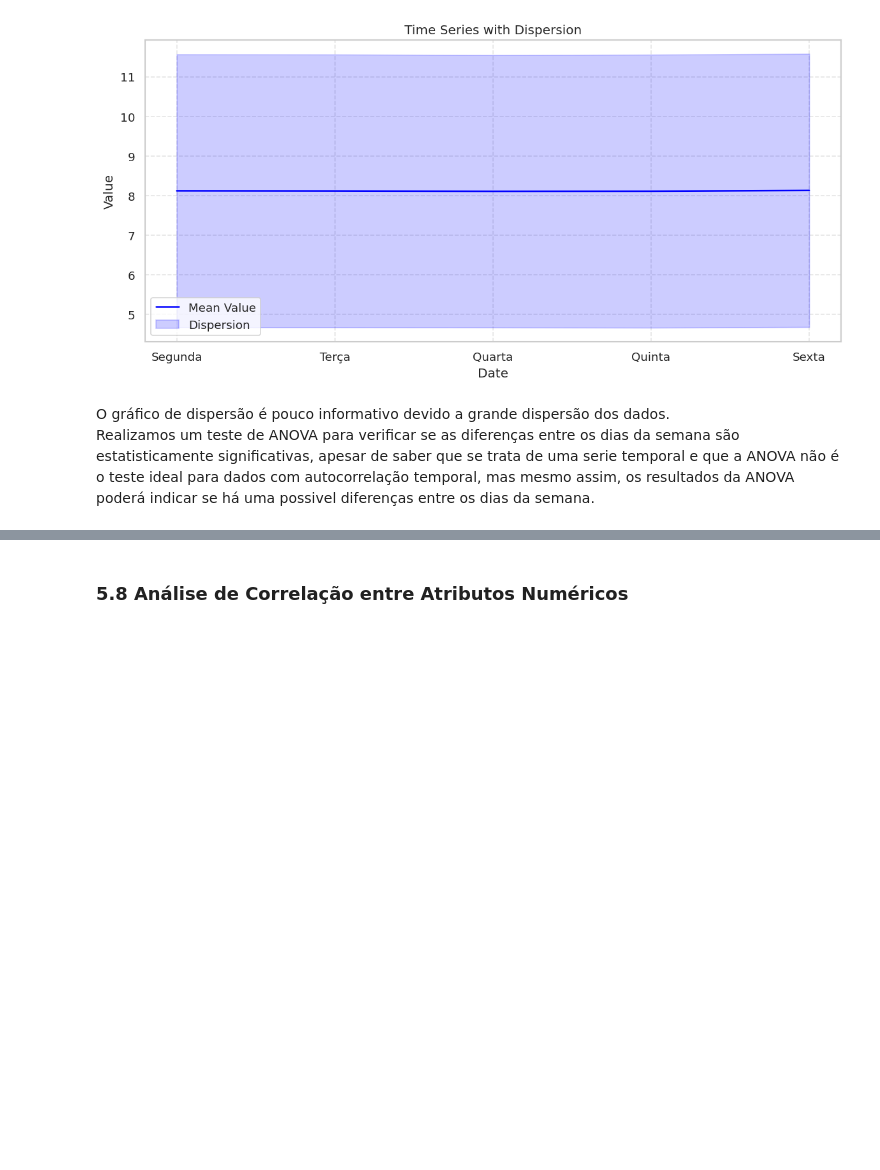
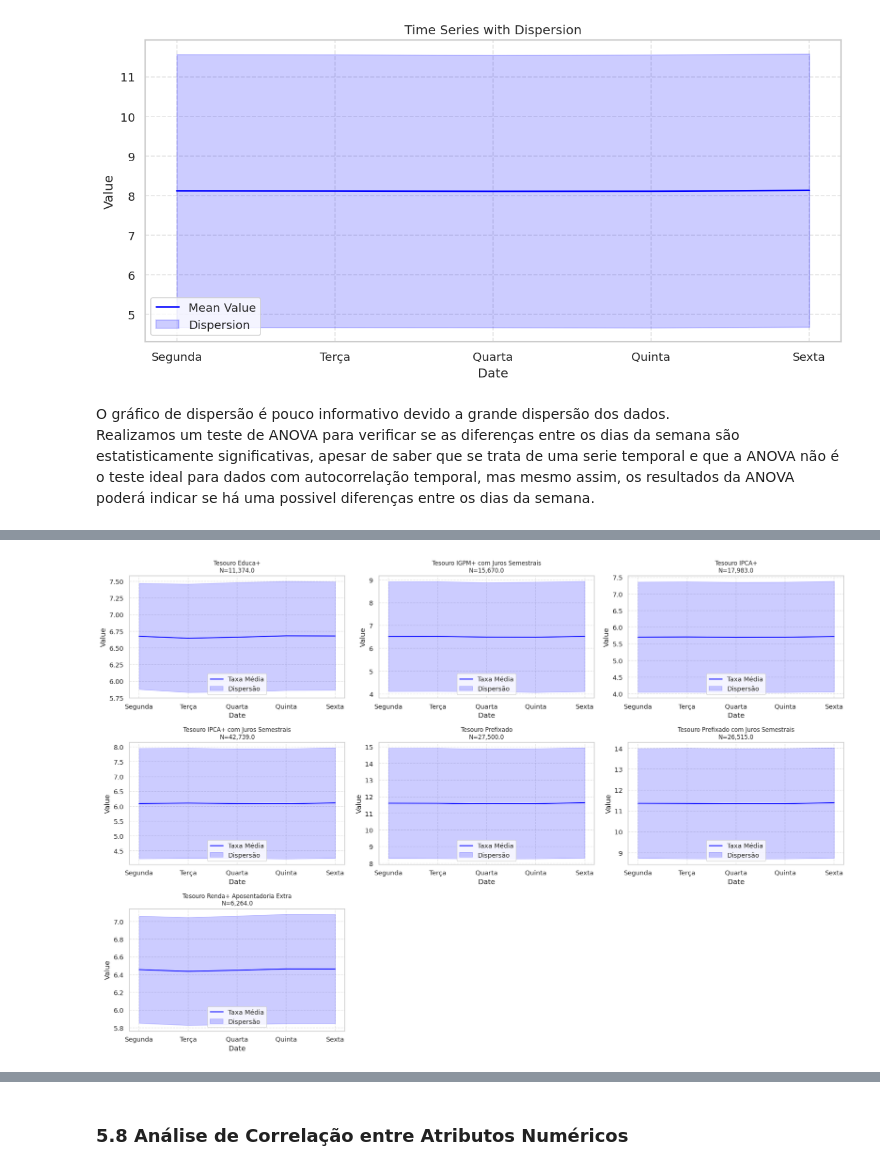
Before and after one commit to marciomocellin/analise-tesouro-direto, a Jupyter notebook: analise_tesouro_direto.ipynb, the cells around one changed output, grey strips where cells are left out. Saved outputs shown, nothing was run; the diff lists cells and outputs as text; code cells hidden in the pictures; blank space fills up the shorter version.

```diff
--- a/analise_tesouro_direto.ipynb
+++ b/analise_tesouro_direto.ipynb
@@ -1019,0 +1023,36 @@ Não foram encontradas diferenças estatisticamente significativas entre os dias
+# %%
+tipos = sorted(df_pre["Tipo Titulo"].dropna().unique())
+
+n_cols = 3
+n_rows = int(np.ceil(len(tipos) / n_cols))
+
+fig, axes = plt.subplots(n_rows, n_cols, figsize=(18, 4 * n_rows))
+axes = np.array(axes).reshape(-1)
+cor = sns.color_palette("muted")[1]
+
+for i, tipo in enumerate(tipos):
+    ax = axes[i]
+    sazon_semana = df_pre[df_pre["Tipo Titulo"] == tipo].groupby("dia_semana").agg({
+    "Taxa Compra Manha": ["mean", "median", "std", "count"],
+    "spread_taxa": "mean",
+    }).round(4)
+    sazon_semana.columns = ["Taxa Média", "Taxa Mediana", "Desvio Padrão", "N Registros", "Spread Médio"]
+    sazon_semana = sazon_semana.reindex(["Segunda", "Terça", "Quarta", "Quinta", "Sexta", "Sábado", "Domingo"])
+    ax.plot(sazon_semana.index, sazon_semana["Taxa Média"], label="Taxa Média", color="blue")
+    ax.fill_between(sazon_semana.index,
+                     sazon_semana["Taxa Média"] - sazon_semana["Desvio Padrão"],
+                     sazon_semana["Taxa Média"] + sazon_semana["Desvio Padrão"],
+                     color="blue", alpha=0.2, label="Dispersão")
+    ax.set_title(f"{tipo}\nN={sazon_semana['N Registros'].sum():,}", fontsize=10)
+    ax.set_xlabel("Date")
+    ax.set_ylabel("Value")
+    ax.legend()
+    ax.grid(True, linestyle="--", alpha=0.5)
+
+for j in range(len(tipos), len(axes)):
+    axes[j].axis("off")
+
+plt.tight_layout()
+plt.show()
+# %% [output]
+[figure, added]
```
Also changed, not shown: parts of 35 cells of this notebook.
